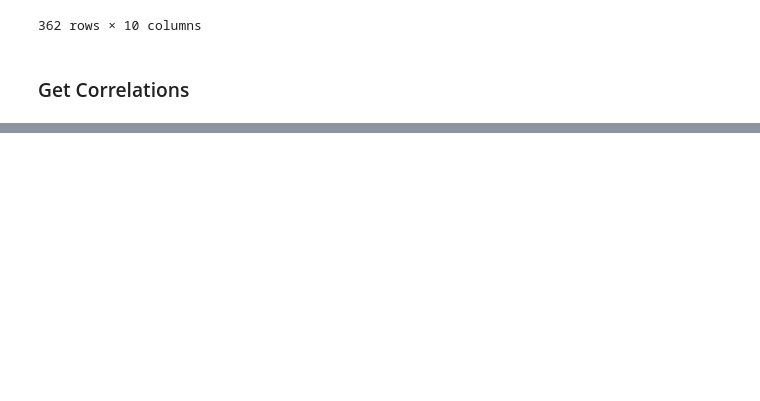
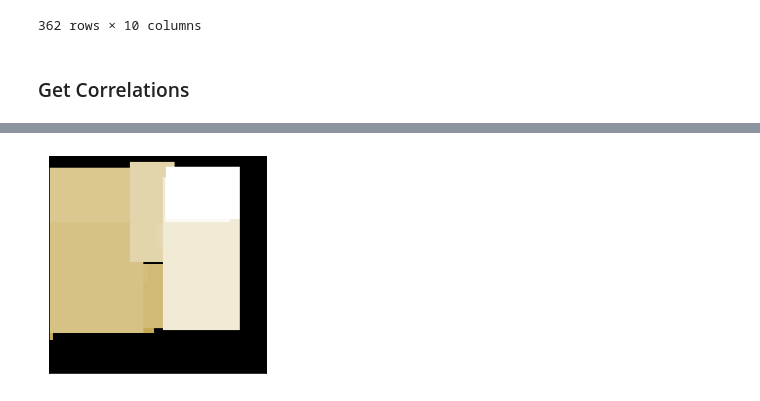
Before and after one commit to strongbeamsprout/gloria-nlp-project, a Jupyter notebook: compare_model_outs3.ipynb, the cells around one changed output, grey strips where cells are left out. Saved outputs shown, nothing was run; the diff lists cells and outputs as text; code cells hidden in the pictures; blank space fills up the shorter version.

```diff
--- a/compare_model_outs3.ipynb
+++ b/compare_model_outs3.ipynb
@@ -885,0 +1092,37 @@ Is Abnormal & -0.064 & 0.078 & -0.044 & -0.218 & 0.137 & 0.300 & 0.103 & -0.073
+# %%
+attn = np.load('/scratch/mcinerney.de/uniter_data/imagenome/normal_output_test/attn/dicom_3f1b172a-525b15c6-6bc1b652-f28ecbc2-49a21d7d_sent_55972160|10.npy')
+image = np.load('/scratch/mcinerney.de/uniter_data/imagenome/normal_output_test/image/dicom_3f1b172a-525b15c6-6bc1b652-f28ecbc2-49a21d7d_sent_55972160|10.npy')
+sentences = pd.read_csv('/scratch/mcinerney.de/uniter_data/imagenome/normal_output_test/sentences.csv')
+sentrow = sentences[sentences.dicom_sent_id == 'dicom_3f1b172a-525b15c6-6bc1b652-f28ecbc2-49a21d7d_sent_55972160|10'].iloc[0]
+attn_bboxes = sentrow.attn_bboxes
+# %%
+import torch
+def attn_overlay_func(image_shape, attention, bboxes):
+    attention_overlay = []
+    for attn, (x1, y1, x2, y2) in zip(attention, bboxes):
+        attn_overlay = np.zeros((1, *image_shape))
+        attn_overlay[:, x1:x2, y1:y2] = attn
+        attention_overlay.append(attn_overlay)
+    attention_overlay = np.concatenate(attention_overlay, axis=0)
+    attention_overlay = attention_overlay.max(axis=0)
+    return torch.tensor(attention_overlay)
+# %%
+from gloria.datasets.visualization_utils import *
+import cv2
+attnimg = attn_overlay_func(image.shape, attn, eval(attn_bboxes))
+attn_rgb_image = to_rgb(torch.tensor(attnimg))
+attn_rgb_image = cv2.normalize(attn_rgb_image, None, alpha=0, beta=255, norm_type=cv2.NORM_MINMAX, dtype=cv2.CV_8U)
+attn_rgb_image = cv2.applyColorMap(attn_rgb_image, cv2.COLORMAP_OCEAN)
+plt.imshow(torch.tensor(attn_rgb_image).permute(1, 0, 2))
+
+#get current axes
+ax = plt.gca()
+
+#hide x-axis
+ax.get_xaxis().set_visible(False)
+
+#hide y-axis
+ax.get_yaxis().set_visible(False)
+plt.savefig('uniter_attn.png')
+# %% [output]
+[figure, added]
```
Also changed, not shown: parts of 16 cells of this notebook, 3 other files.
